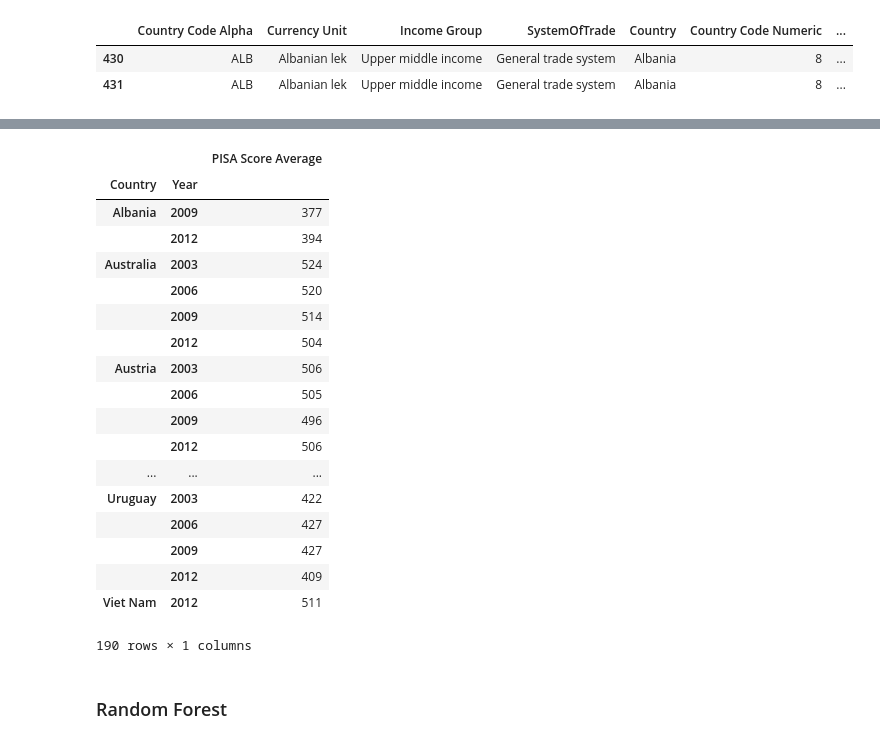
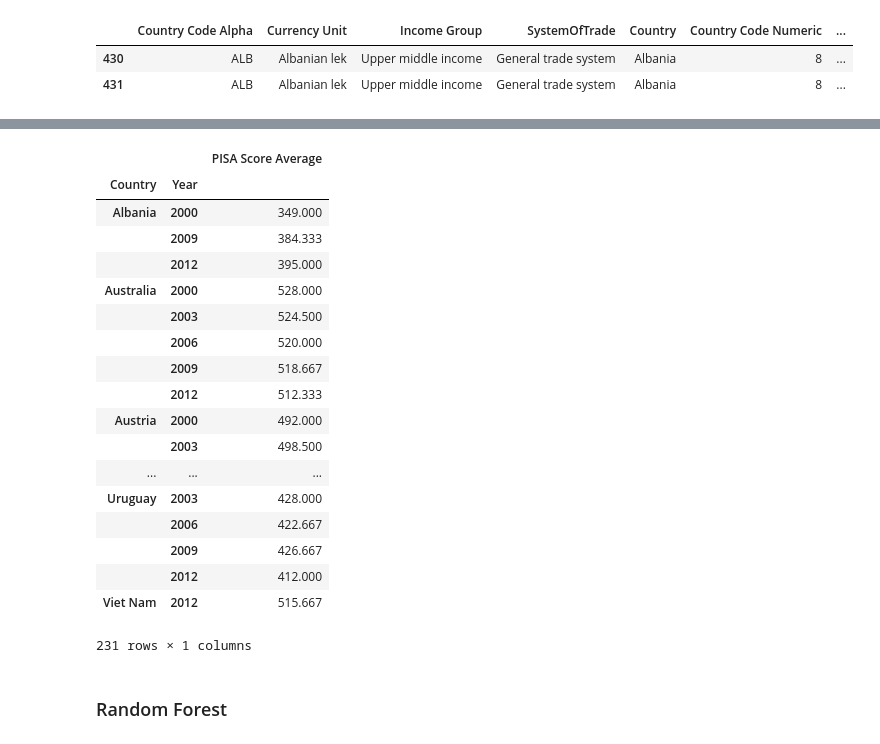
Before and after one commit to Heathocha/The-3-E-s, a Jupyter notebook: The 3 E's-Main.ipynb, the cells around one changed output, grey strips where cells are left out. Drawn from its saved outputs; the diff is of its cells as text; code cells hidden in the pictures.

```diff
--- a/The 3 E's-Main.ipynb
+++ b/The 3 E's-Main.ipynb
@@ -414,5 +484,5 @@ secondary_vocational_enroll      int64
 dtype: object
 # %%
-rf_education = education_math[['Country','Region','Sub Region','Year','subject_math', 'IndicatorCodeValue','IndicatorCode', 'PISA Score Average','primary_ed_enroll','secondary_ed_enroll','secondary_vocational_enroll']].dropna()
+rf_education = e_model[['Country','Region','Sub Region','Year','IndicatorCodeValue','IndicatorCode','PISA Score Average']].dropna()
 rf_education
 # %% [output]
@@ -436,0 +538,5 @@ rf_education
+# %%
+main_ind = employment_list
+main_ind.extend(education_list)
+main_ind.extend(economy_list)
+main_ind
@@ -436,0 +561,3 @@ rf_education
+# %%
+rf_education_clean = rf_education[rf_education.IndicatorCode.isin(main_ind)]
+rf_education_clean
@@ -437 +587,29 @@ rf_education
+# %%
+rf_education_clean['IndicatorCode'].replace({'NY.GDP.MKTP.CD':'GDP at market prices',
+'NY.GDP.PCAP.CD':'GDP per capita',
+'SE.ADT.LITR.ZS':'Adult literacy rate',
+'SE.PRM.ENRL':'Primary education enrollment',
+'SE.PRM.NENR':'Net enrollment rate',
+'SE.PRM.PRIV.ZS':'Primary education in private institutions enrollment',
+'SE.PRM.TENR':'Adjusted primary education net enrollment rate',
+'SE.SEC.ENRL':'Secondary education enrollment',
+'SE.SEC.ENRL.VO':'Secondary vocational enrollment',
+'SE.SEC.NENR':'Secondary education net enrollment',
+'SE.SEC.PRIV.ZS':'Seconary education in private instituations enrollment',
+'SL.AGR.EMPL.ZS':'Agriculture employment',
+'SL.EMP.MPYR.ZS':'Total employers',
+'SL.EMP.SELF.ZS':'Self-employed',
+'SL.EMP.TOTL.SP.ZS':'Employment to population',
+'SL.EMP.VULN.ZS':'Vulnerable employment total',
+'SL.EMP.WORK.ZS':'Wage and salaried workers',
+'SL.FAM.WORK.ZS':'Contributing family workers',
+'SL.GDP.PCAP.EM.KD':'GDP per person employed',
+'SL.IND.EMPL.ZS':'Employment in industry',
+'SL.SRV.EMPL.ZS':'Employment in services',
+'SL.TLF.PART.ZS':'Part-time employment',
+'SL.UEM.LTRM.ZS':'Long-term employment',
+'SL.UEM.NEET.ZS':'Youth not in education, employment or training',
+'SL.UEM.PRIM.ZS':'Unemployment with primary education',
+'SL.UEM.SECO.ZS':'Unemployment with secondary education',
+'SL.UEM.TERT.ZS':'Unemployment with tertiary education'},inplace = True)
 # %%
@@ -520,23 +716,23 @@ Name: IndicatorCode, Length: 5116, dtype: object
 # %%
-education_pisa_math = pd.pivot_table(data = rf_education, index=['Country','Year'],values='PISA Score Average', fill_value = 0,aggfunc=np.mean)
-education_pisa_math
+pisa_math = pd.pivot_table(data = rf_education_clean, index=['Country','Year'],values='PISA Score Average', fill_value = 0,aggfunc=np.mean)
+pisa_math
 # %% [output]
 |  |  | PISA Score Average |
 | Country | Year |  |
-| Albania | 2009 | 377 |
-|  | 2012 | 394 |
-| Australia | 2003 | 524 |
-|  | 2006 | 520 |
-|  | 2009 | 514 |
-|  | 2012 | 504 |
-| Austria | 2003 | 506 |
-|  | 2006 | 505 |
-|  | 2009 | 496 |
-|  | 2012 | 506 |
+| Albania | 2000 | 349.000 |
+|  | 2009 | 384.333 |
+|  | 2012 | 395.000 |
+| Australia | 2000 | 528.000 |
+|  | 2003 | 524.500 |
+|  | 2006 | 520.000 |
+|  | 2009 | 518.667 |
+|  | 2012 | 512.333 |
+| Austria | 2000 | 492.000 |
+|  | 2003 | 498.500 |
 | ... | ... | ... |
-| Uruguay | 2003 | 422 |
-|  | 2006 | 427 |
-|  | 2009 | 427 |
-|  | 2012 | 409 |
-| Viet Nam | 2012 | 511 |
+| Uruguay | 2003 | 428.000 |
+|  | 2006 | 422.667 |
+|  | 2009 | 426.667 |
+|  | 2012 | 412.000 |
+| Viet Nam | 2012 | 515.667 |
-190 rows × 1 columns
+231 rows × 1 columns
```
Also changed, not shown: parts of 80 cells of this notebook.
